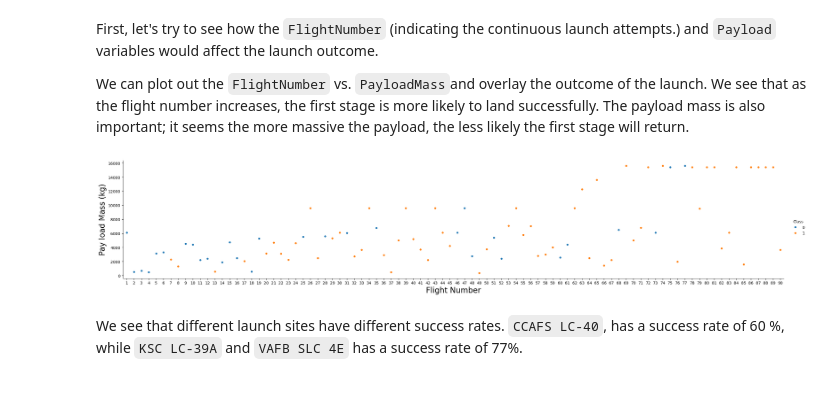
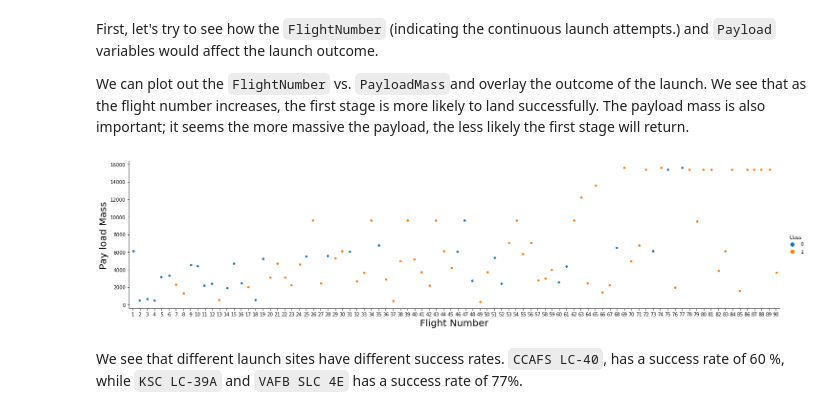
Before and after one commit to Twinaxis52/Capstone-course-era, a Jupyter notebook: jupyter-labs-eda-dataviz.ipynb.jupyterlite.ipynb, the cells around one changed output. Drawn from its saved outputs; the diff is of its cells as text; code cells hidden in the pictures.

```diff
--- a/jupyter-labs-eda-dataviz.ipynb.jupyterlite.ipynb
+++ b/jupyter-labs-eda-dataviz.ipynb.jupyterlite.ipynb
@@ -54,14 +41,11 @@ import seaborn as sns
 # %% [markdown]
 First, let's read the SpaceX dataset into a Pandas dataframe and print its summary
 # %%
-from js import fetch
-import io
-
 URL = "https://cf-courses-data.s3.us.cloud-object-storage.appdomain.cloud/IBM-DS0321EN-SkillsNetwork/datasets/dataset_part_2.csv"
-resp = await fetch(URL)
-dataset_part_2_csv = io.BytesIO((await resp.arrayBuffer()).to_py())
-df=pd.read_csv(dataset_part_2_csv)
-df.head(5)
+resp = requests.get(URL)
+text = io.StringIO(resp.text)
+df = pd.read_csv(text)
+df.head()
 # %% [output]
 |  | FlightNumber | Date | BoosterVersion | PayloadMass | Orbit | LaunchSite | Outcome | Flights | GridFins | ... |
 | 0 | 1 | 2010-06-04 | Falcon 9 | 6104.959412 | LEO | CCAFS SLC 40 | None None | 1 | False | ... |
@@ -74,12 +58,12 @@ First, let's try to see how the `FlightNumber` (indicating the continuous launch
 
 We can plot out the <code>FlightNumber</code> vs. <code>PayloadMass</code>and overlay the outcome of the launch. We see that as the flight number increases, the first stage is more likely to land successfully. The payload mass is also important; it seems the more massive the payload, the less likely the first stage will return.
 # %%
-sns.catplot(y="PayloadMass", x="FlightNumber", hue="Class", data=df, aspect = 5)
+sns.catplot(y="PayloadMass", x="FlightNumber", hue="Class", data=df, aspect = 4)
 plt.xlabel("Flight Number",fontsize=20)
-plt.ylabel("Pay load Mass (kg)",fontsize=20)
+plt.ylabel("Pay load Mass",fontsize=20)
 plt.show()
 # %% [output]
-[figure, old version]
+[figure, new version]
 # %% [markdown]
 We see that different launch sites have different success rates.  <code>CCAFS LC-40</code>, has a success rate of 60 %, while  <code>KSC LC-39A</code> and <code>VAFB SLC 4E</code> has a success rate of 77%.
 # %% [markdown]
```
Also changed, not shown: parts of 15 cells of this notebook.
